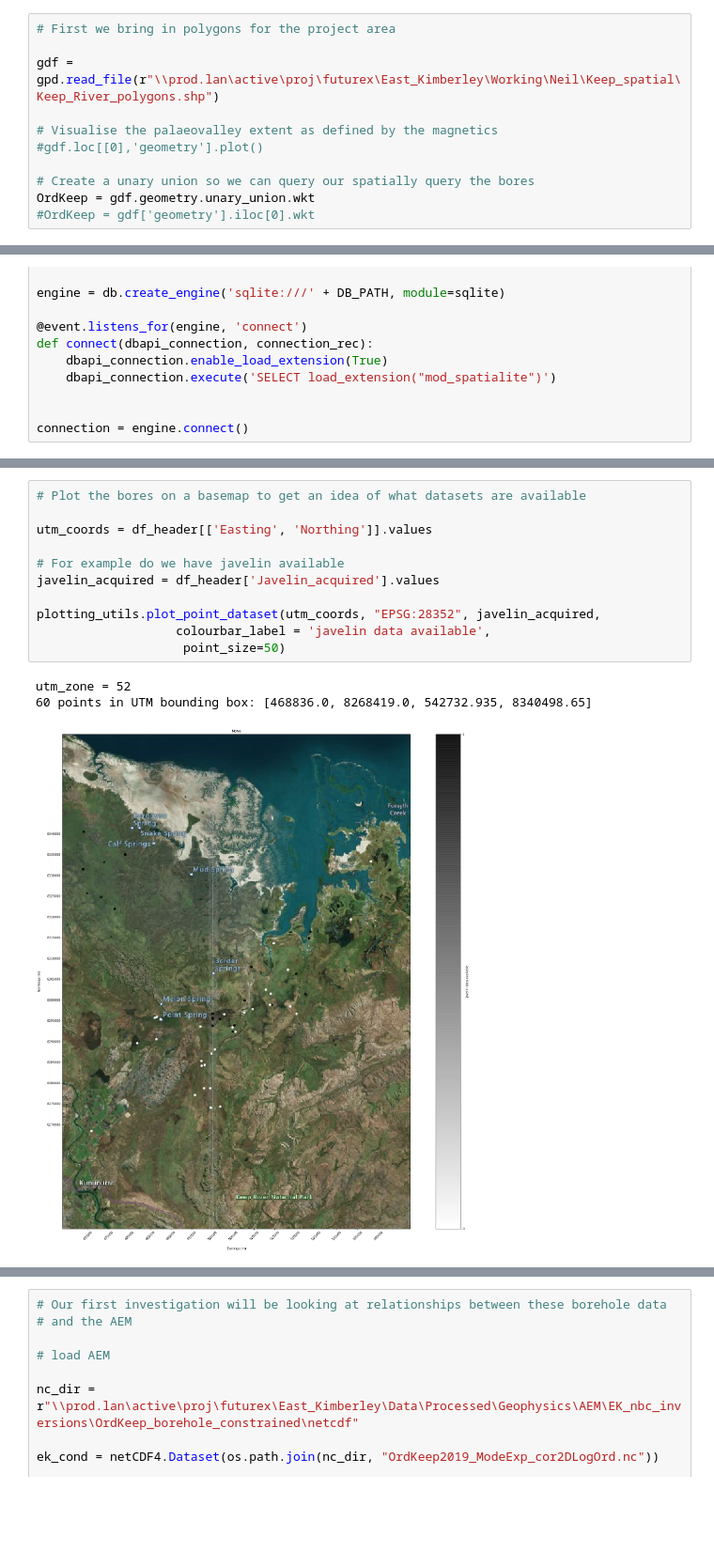
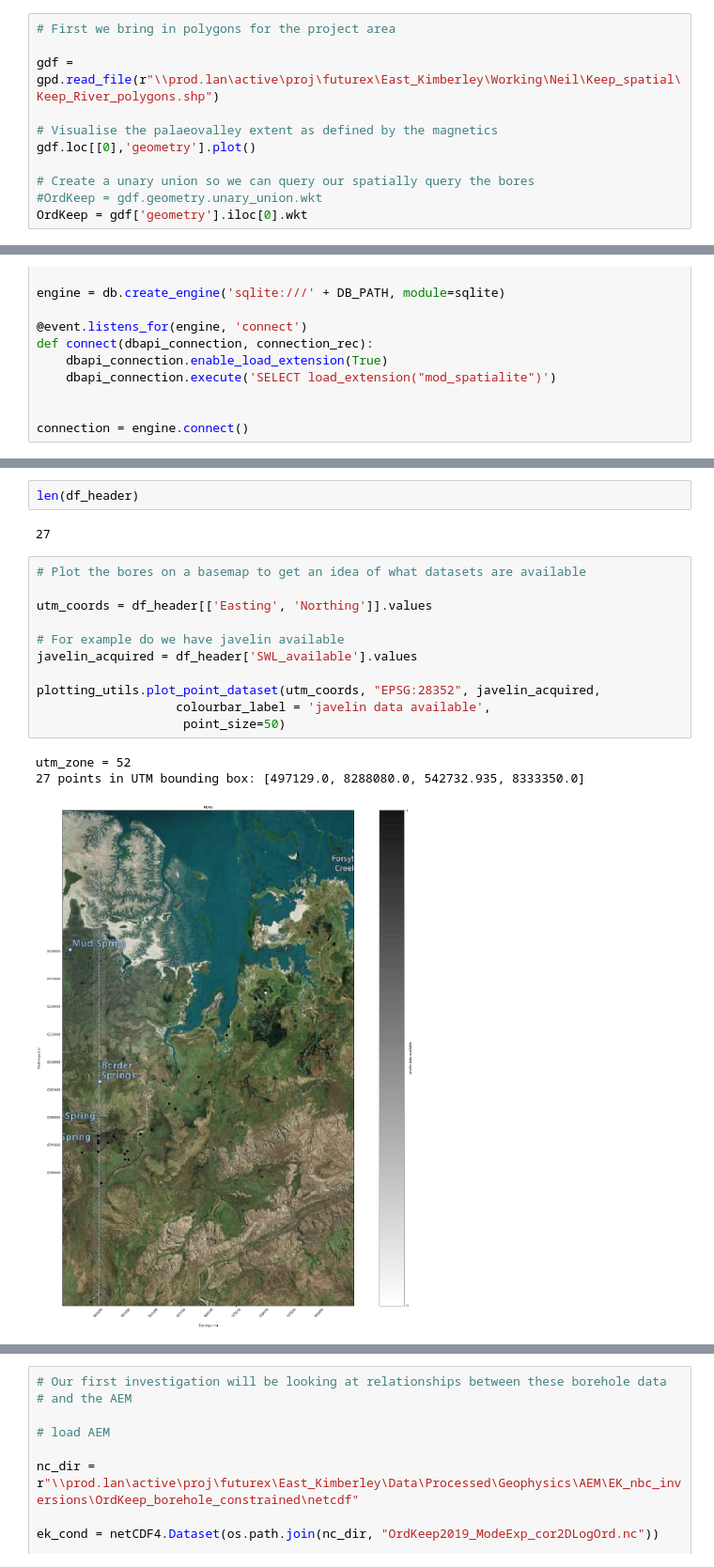
Before and after one commit to GeoscienceAustralia/hydrogeol_utils, a Jupyter notebook: notebooks/EastKimberley_borehole_data_integration.ipynb, the cells around one changed output, grey strips where cells are left out. Shown at 94% size. Saved outputs shown, nothing was run; the diff lists cells and outputs as text; blank space fills up the shorter version.

```diff
--- a/notebooks/EastKimberley_borehole_data_integration.ipynb
+++ b/notebooks/EastKimberley_borehole_data_integration.ipynb
@@ -44,8 +44,8 @@ def search(kword_dict, word):
 gdf = gpd.read_file(r"\\prod.lan\active\proj\futurex\East_Kimberley\Working\Neil\Keep_spatial\Keep_River_polygons.shp")
 
 # Visualise the palaeovalley extent as defined by the magnetics
-#gdf.loc[[0],'geometry'].plot()
+gdf.loc[[0],'geometry'].plot()
 
 # Create a unary union so we can query our spatially query the bores
-OrdKeep = gdf.geometry.unary_union.wkt
-#OrdKeep = gdf['geometry'].iloc[0].wkt
+#OrdKeep = gdf.geometry.unary_union.wkt
+OrdKeep = gdf['geometry'].iloc[0].wkt
@@ -87,18 +83,22 @@ Index(['borehole_id', 'Borehole_name', 'Easting', 'Northing',
+# %%
+len(df_header)
+# %% [output]
+27
 # %%
 # Plot the bores on a basemap to get an idea of what datasets are available
 
 utm_coords = df_header[['Easting', 'Northing']].values
 
 # For example do we have javelin available
-javelin_acquired = df_header['Javelin_acquired'].values
+javelin_acquired = df_header['SWL_available'].values
 
 plotting_utils.plot_point_dataset(utm_coords, "EPSG:28352", javelin_acquired,
                    colourbar_label = 'javelin data available',
                     point_size=50)
 # %% [output]
 utm_zone = 52
-60 points in UTM bounding box: [468836.0, 8268419.0, 542732.935, 8340498.65]
+27 points in UTM bounding box: [497129.0, 8288080.0, 542732.935, 8333350.0]
-[figure, old version]
+[figure, new version]
 # %%
 # First import all the datasets based on our enos (primary key)
 
```
Also changed, not shown: parts of 15 cells of this notebook, 4 other files.
